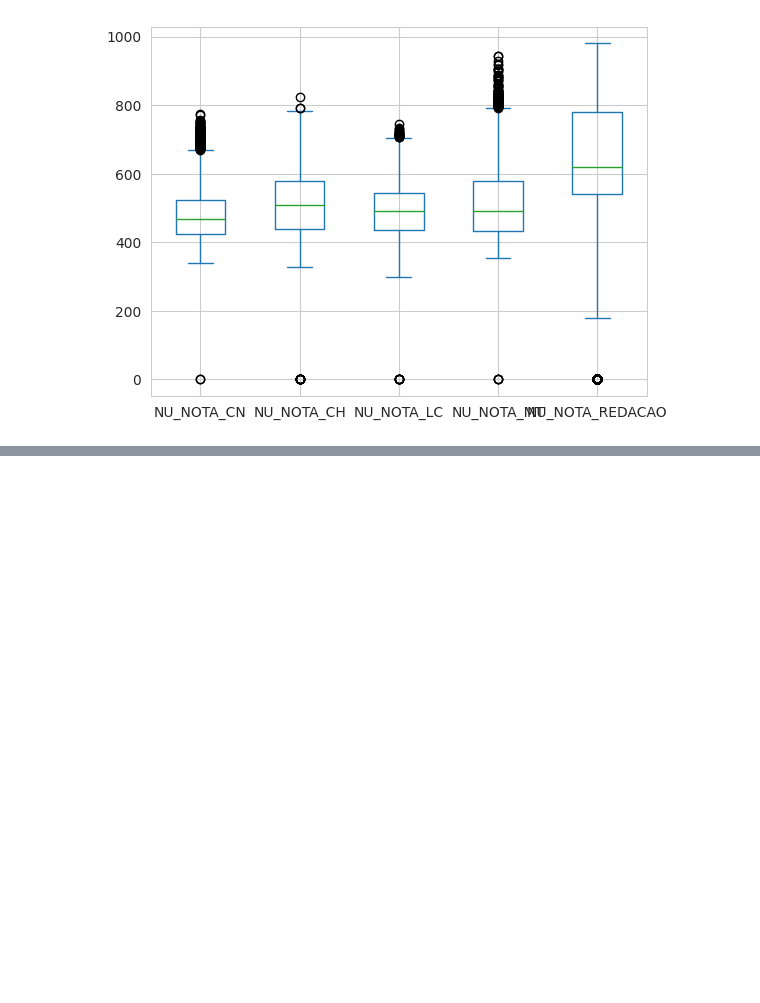
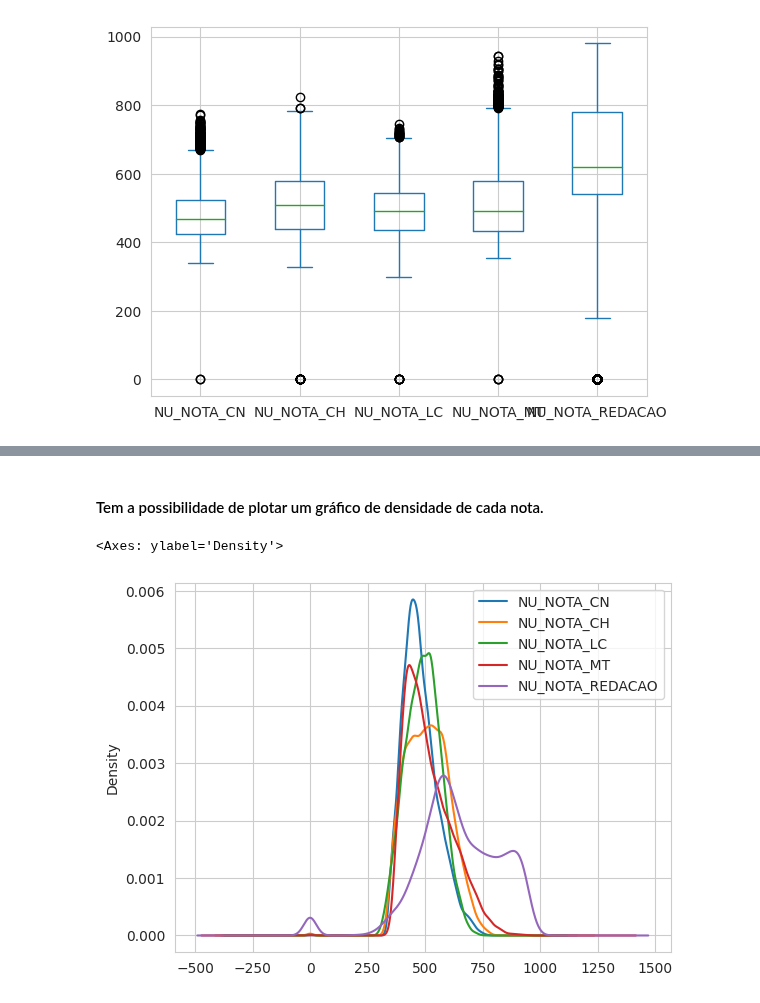
Before and after one commit to Bruno-Santana-Eco/Analise-de-Dados-ENEM, a Jupyter notebook: Análise de Dados.ipynb, the cells around one changed output, grey strips where cells are left out. Saved outputs shown, nothing was run; the diff lists cells and outputs as text; code cells hidden in the pictures; blank space fills up the shorter version.

```diff
--- a/Análise de Dados.ipynb
+++ b/Análise de Dados.ipynb
@@ -554,0 +538,7 @@ plt.show()
+# %% [markdown]
+#### Tem a possibilidade de plotar um gráfico de densidade de cada nota.
+# %%
+dfba[provas].plot(kind = 'kde')
+# %% [output]
+<Axes: ylabel='Density'>
+[figure, added]
```
Also changed, not shown: parts of 10 cells of this notebook.
